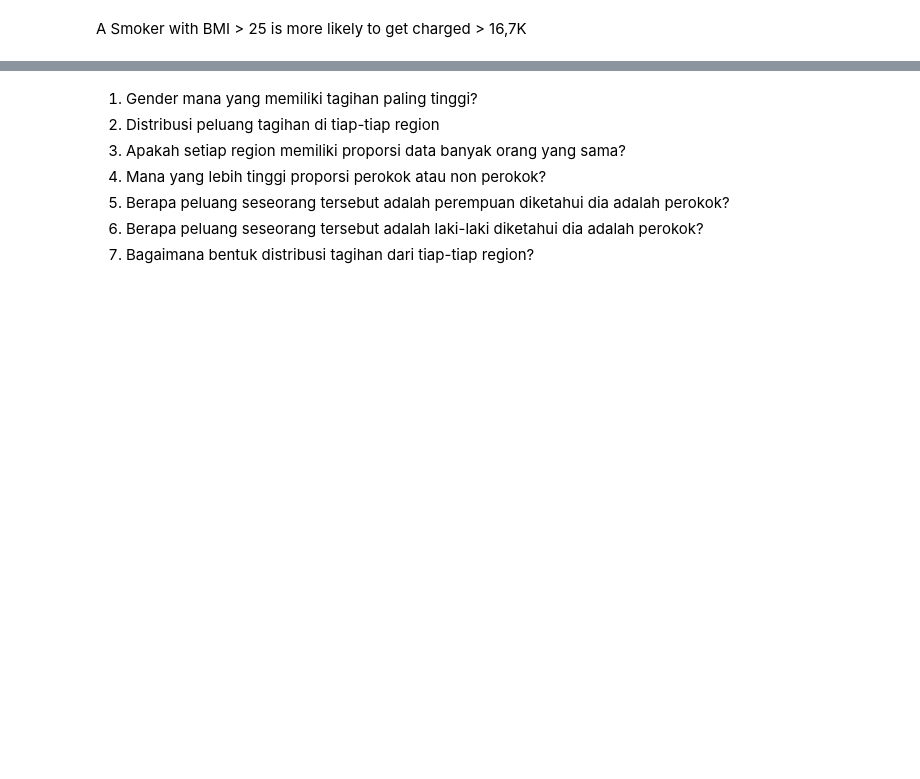
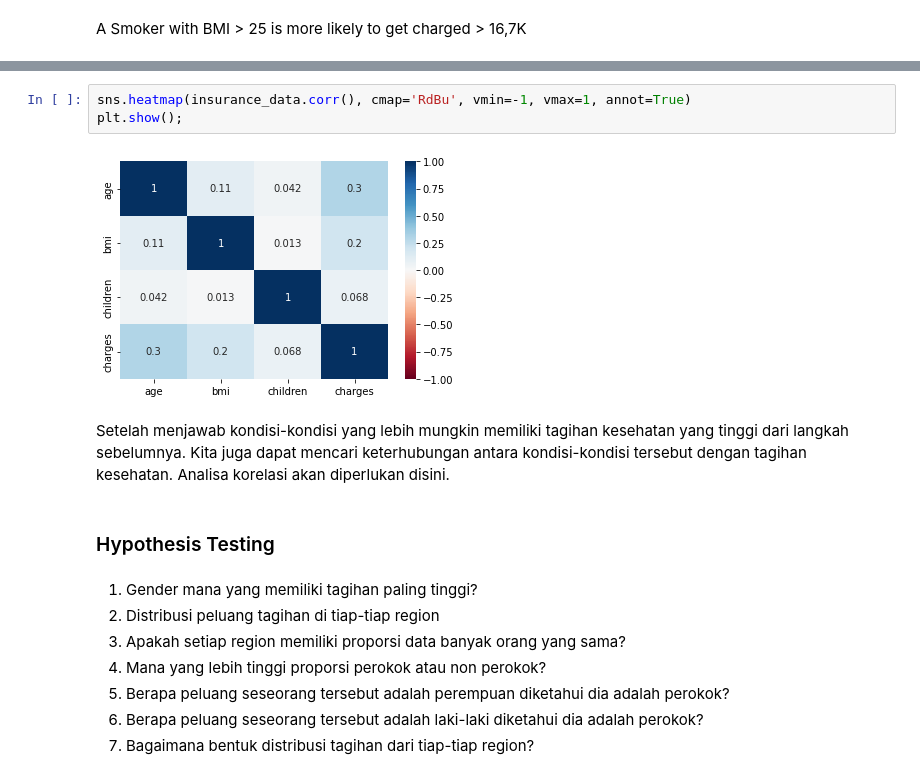
Before and after one commit to dwipaalfarisi/ads-projects, a Jupyter notebook: probability/prob.ipynb, the cells around one changed output, grey strips where cells are left out. Cells and saved outputs as stored; diff of their text form; blank space fills up the shorter version.

```diff
--- a/probability/prob.ipynb
+++ b/probability/prob.ipynb
@@ -442,3 +452,14 @@ A Smoker with BMI > 25 is more likely to get charged > 16,7K
+# %%
+sns.heatmap(insurance_data.corr(), cmap='RdBu', vmin=-1, vmax=1, annot=True)
+plt.show();
+# %% [output]
+[figure, added]
+# %% [markdown]
+Setelah menjawab kondisi-kondisi yang lebih mungkin memiliki tagihan kesehatan yang tinggi
+dari langkah sebelumnya. Kita juga dapat mencari keterhubungan antara kondisi-kondisi
+tersebut dengan tagihan kesehatan. Analisa korelasi akan diperlukan disini.
+# %% [markdown]
+### Hypothesis Testing
 # %% [markdown]
 1. Gender mana yang memiliki tagihan paling tinggi?
 2. Distribusi peluang tagihan di tiap-tiap region
```
Also changed, not shown: parts of 2 cells of this notebook, 1 other file.
